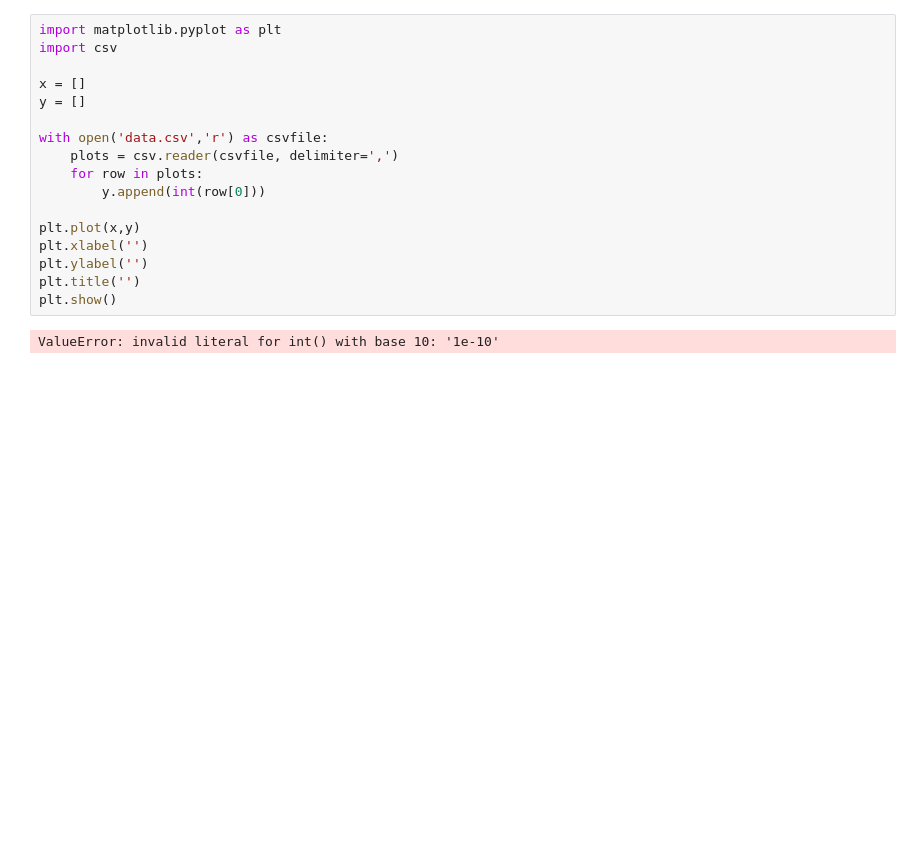
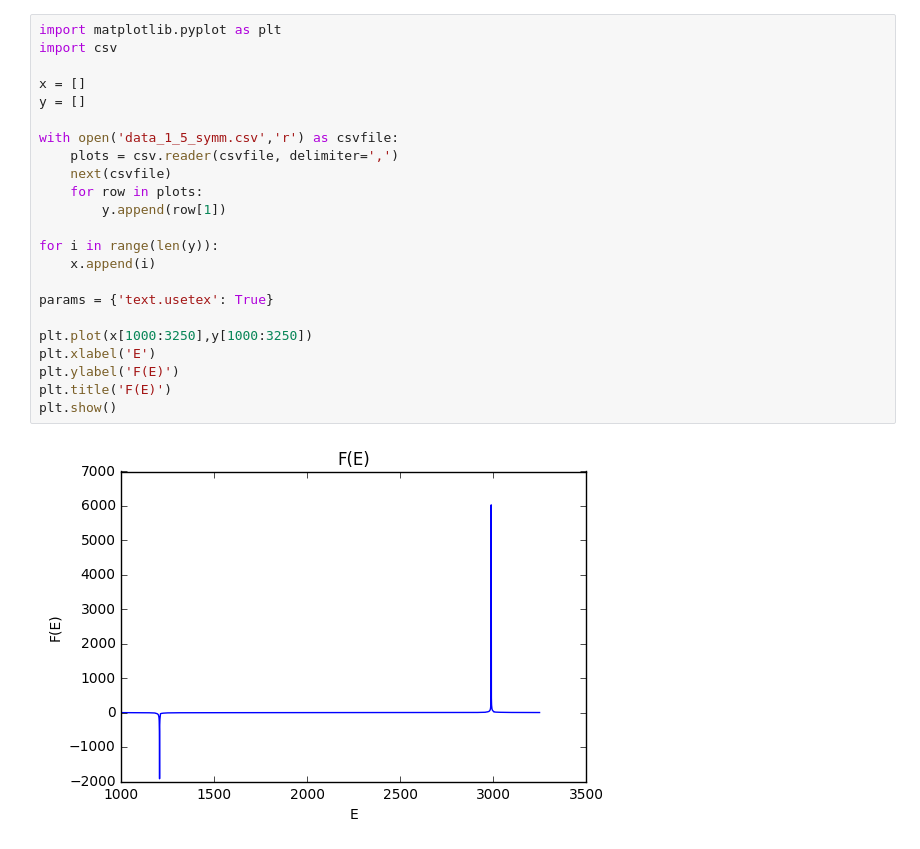
Before and after one commit to LeNPaul/computational-physics, a Jupyter notebook: HW4/EX1/Plots.ipynb, the cells around one changed output. Saved outputs shown, nothing was run; the diff lists cells and outputs as text; blank space fills up the shorter version.

```diff
--- a/HW4/EX1/Plots.ipynb
+++ b/HW4/EX1/Plots.ipynb
@@ -1,19 +1,25 @@
 # %%
 import matplotlib.pyplot as plt
 import csv
 
 x = []
 y = []
 
-with open('data.csv','r') as csvfile:
+with open('data_1_5_symm.csv','r') as csvfile:
     plots = csv.reader(csvfile, delimiter=',')
+    next(csvfile)
     for row in plots:
-        y.append(int(row[0]))
+        y.append(row[1])
 
-plt.plot(x,y)
-plt.xlabel('')
-plt.ylabel('')
-plt.title('')
+for i in range(len(y)):
+    x.append(i)
+
+params = {'text.usetex': True}
+
+plt.plot(x[1000:3250],y[1000:3250])
+plt.xlabel('E')
+plt.ylabel('F(E)')
+plt.title('F(E)')
 plt.show()
 # %% [output]
-ValueError: invalid literal for int() with base 10: '1e-10'
+[figure, added]
```
Also changed, not shown: parts of 8 cells of this notebook, 5 other files.
